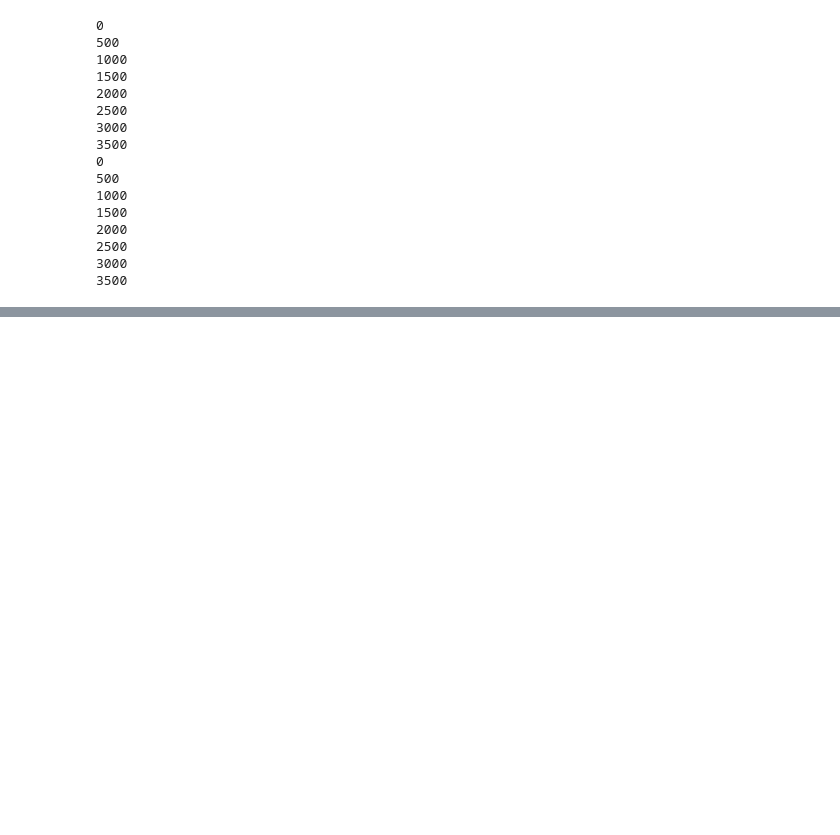
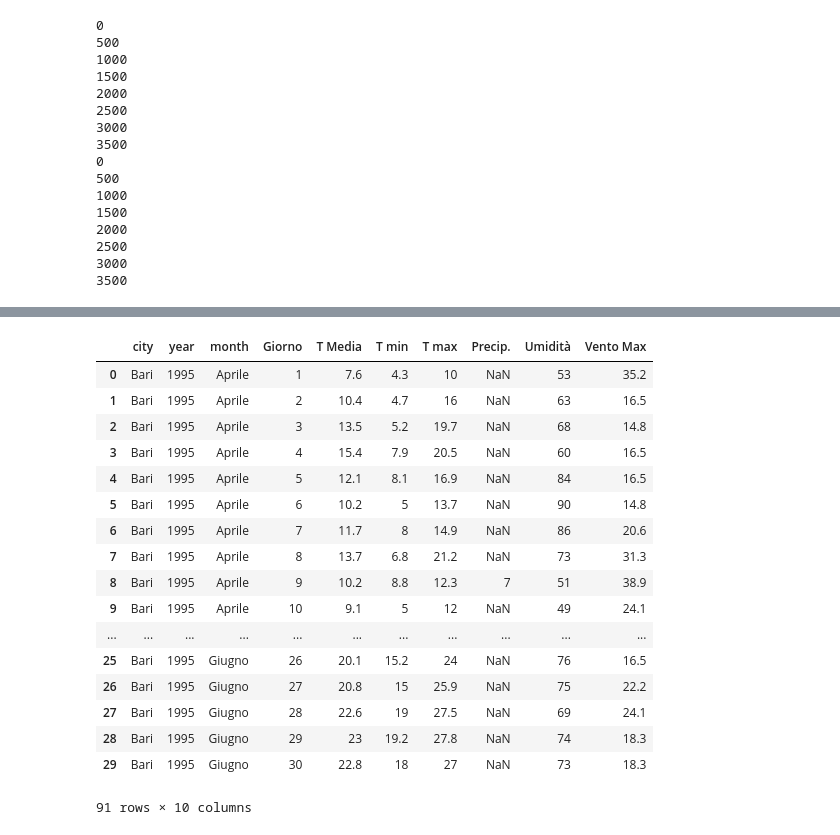
Before and after one commit to macejova/Project_PythonDataIES, a Jupyter notebook: Project data processing.ipynb, the cells around one changed output, grey strips where cells are left out. Saved outputs shown, nothing was run; the diff lists cells and outputs as text; code cells hidden in the pictures; blank space fills up the shorter version.

```diff
--- a/Project data processing.ipynb
+++ b/Project data processing.ipynb
@@ -119,0 +300,21 @@ import re
+# %%
+second_q[10]
+# %% [output]
+|  | city | year | month | Giorno | T Media | T min | T max | Precip. | Umidità | Vento Max |
+| 0 | Bari | 1995 | Aprile | 1 | 7.6 | 4.3 | 10 | NaN | 53 | 35.2 |
+| 1 | Bari | 1995 | Aprile | 2 | 10.4 | 4.7 | 16 | NaN | 63 | 16.5 |
+| 2 | Bari | 1995 | Aprile | 3 | 13.5 | 5.2 | 19.7 | NaN | 68 | 14.8 |
+| 3 | Bari | 1995 | Aprile | 4 | 15.4 | 7.9 | 20.5 | NaN | 60 | 16.5 |
+| 4 | Bari | 1995 | Aprile | 5 | 12.1 | 8.1 | 16.9 | NaN | 84 | 16.5 |
+| 5 | Bari | 1995 | Aprile | 6 | 10.2 | 5 | 13.7 | NaN | 90 | 14.8 |
+| 6 | Bari | 1995 | Aprile | 7 | 11.7 | 8 | 14.9 | NaN | 86 | 20.6 |
+| 7 | Bari | 1995 | Aprile | 8 | 13.7 | 6.8 | 21.2 | NaN | 73 | 31.3 |
+| 8 | Bari | 1995 | Aprile | 9 | 10.2 | 8.8 | 12.3 | 7 | 51 | 38.9 |
+| 9 | Bari | 1995 | Aprile | 10 | 9.1 | 5 | 12 | NaN | 49 | 24.1 |
+| ... | ... | ... | ... | ... | ... | ... | ... | ... | ... | ... |
+| 25 | Bari | 1995 | Giugno | 26 | 20.1 | 15.2 | 24 | NaN | 76 | 16.5 |
+| 26 | Bari | 1995 | Giugno | 27 | 20.8 | 15 | 25.9 | NaN | 75 | 22.2 |
+| 27 | Bari | 1995 | Giugno | 28 | 22.6 | 19 | 27.5 | NaN | 69 | 24.1 |
+| 28 | Bari | 1995 | Giugno | 29 | 23 | 19.2 | 27.8 | NaN | 74 | 18.3 |
+| 29 | Bari | 1995 | Giugno | 30 | 22.8 | 18 | 27 | NaN | 73 | 18.3 |
+91 rows × 10 columns
```
Also changed, not shown: parts of 29 cells of this notebook.
